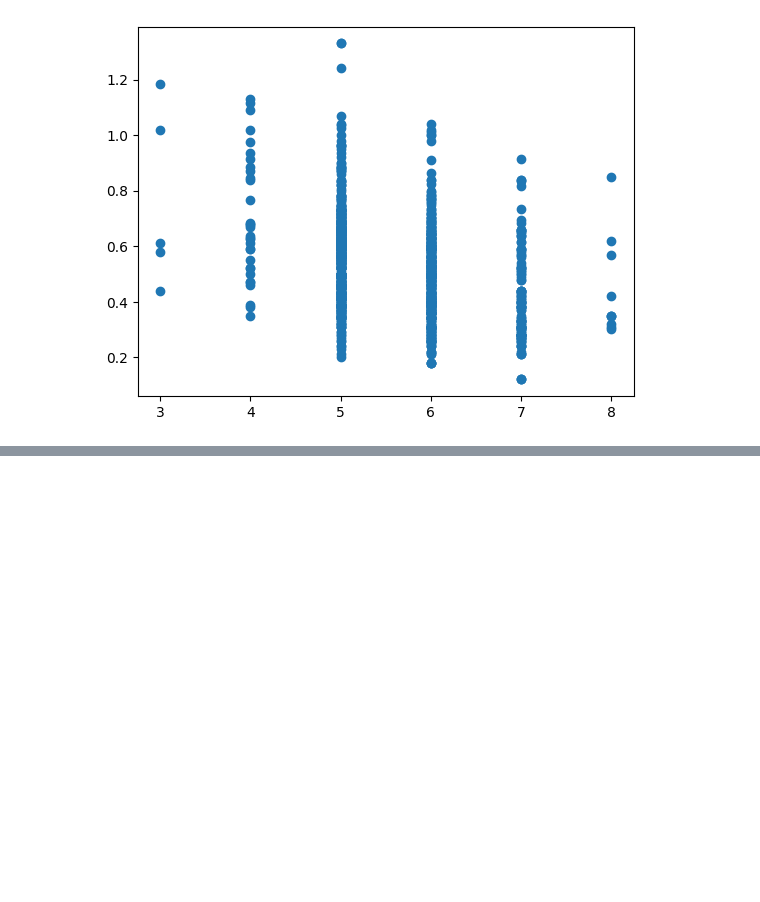
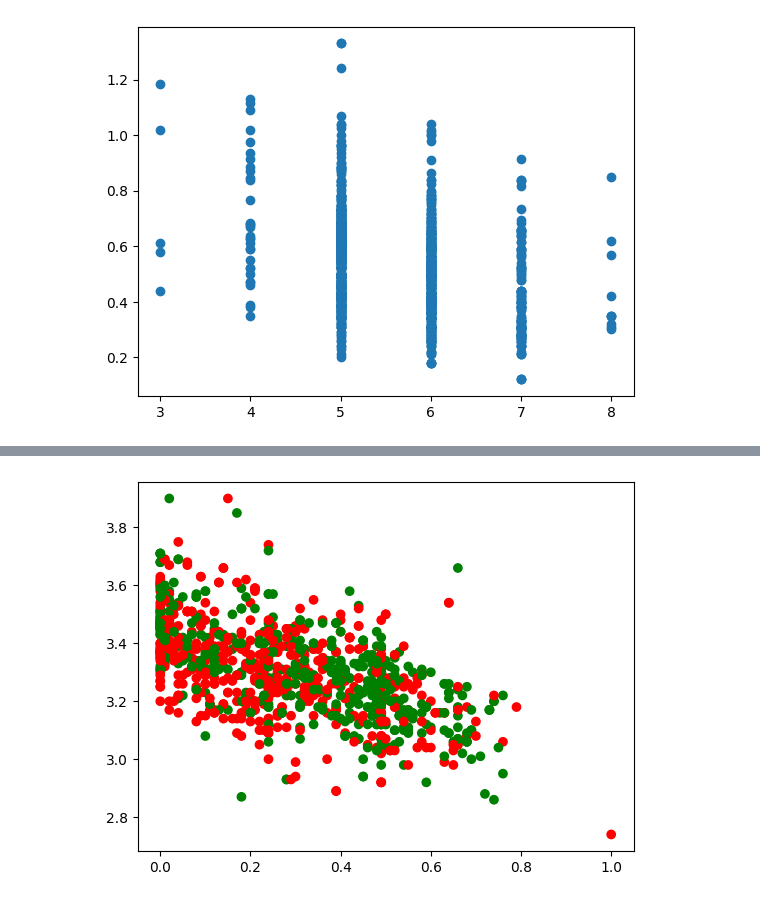
Before and after one commit to wikolego/wikolego-repository, a Jupyter notebook: ai-path/projects/Untitled.ipynb, the cells around one changed output, grey strips where cells are left out. Saved outputs shown, nothing was run; the diff lists cells and outputs as text; code cells hidden in the pictures; blank space fills up the shorter version.

Commit message:
modified project with wine quality

```diff
--- a/ai-path/projects/Untitled.ipynb
+++ b/ai-path/projects/Untitled.ipynb
@@ -99,0 +103,14 @@ plt.show()
+# %%
+import numpy as np
+
+categories = np.array(df2["quality"])
+
+colormap = np.array(['r', 'r', 'r', 'r', 'r', 'r', 'g', 'g', 'g'])
+
+x_data = df2["citric acid"]
+y_data = df2["pH"]
+
+plt.scatter(x_data, y_data, c=colormap[categories])
+plt.show()
+# %% [output]
+[figure, added]
```
Also changed, not shown: parts of 1 cell of this notebook.
